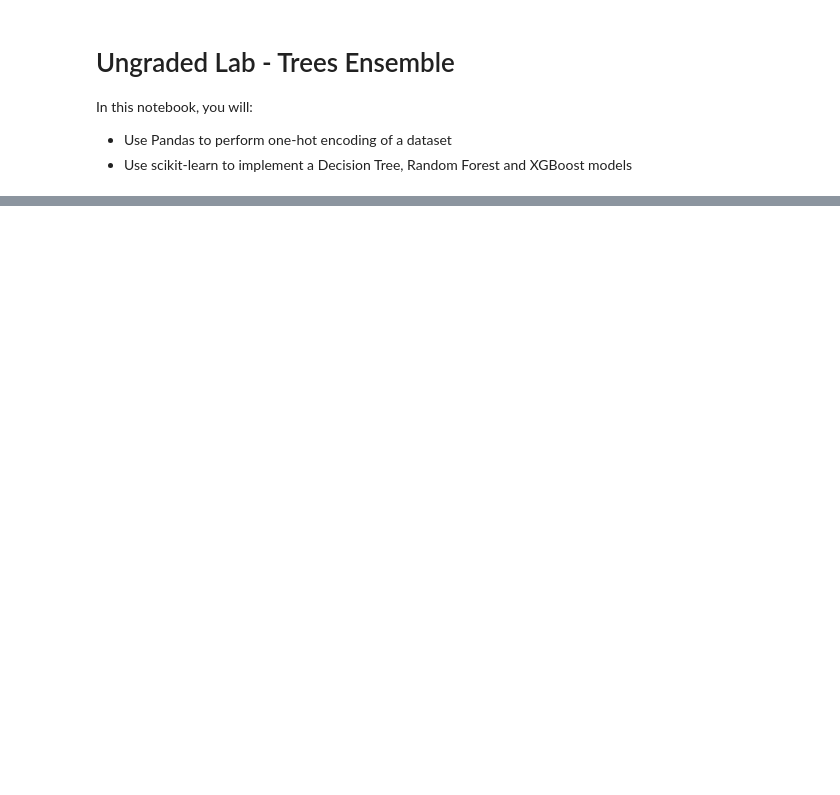
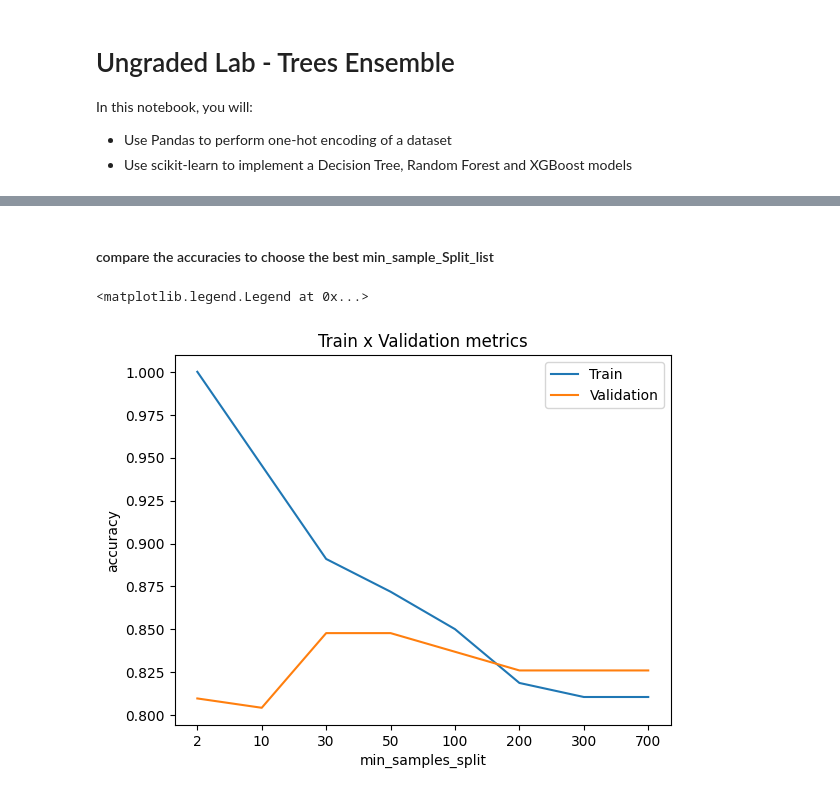
Before and after one commit to Gitgo012/Handwritten-Digit-Recognition, a Jupyter notebook: Decision_Tree_Ensemble.ipynb, the cells around one changed output, grey strips where cells are left out. Drawn from its saved outputs; the diff is of its cells as text; code cells hidden in the pictures; blank space fills up the shorter version.

Commit message:
Worked and updated the decision tree ensemble file with randomforest and XGboost and updated the readme

```diff
--- a/Decision_Tree_Ensemble.ipynb
+++ b/Decision_Tree_Ensemble.ipynb
@@ -30,0 +59,6 @@ Path to dataset files: C:\Users\Yashk\.cache\kagglehub\datasets\fedesoriano\hear
+# %%
+# This will replace the columns with the one-hot encoded ones and keep the columns outside 'columns' argument as it is.
+df = pd.get_dummies(data = df,
+                         prefix = cat_variables,
+                         columns = cat_variables,
+                         dtype=int)
@@ -30,0 +79,5 @@ Path to dataset files: C:\Users\Yashk\.cache\kagglehub\datasets\fedesoriano\hear
+# %%
+features = [x for x in df.columns if x not in 'HeartDisease'] ## Removing our target variable
+print("Features:", features)
+print("Target:", 'HeartDisease')
+print("Number of features:", len(features))
@@ -30,0 +92,6 @@ Path to dataset files: C:\Users\Yashk\.cache\kagglehub\datasets\fedesoriano\hear
+# %%
+X_train, X_val, y_train, y_val = train_test_split(df[features], df['HeartDisease'], train_size = 0.8, random_state = RANDOM_STATE)
+print(f'train samples: {len(X_train)}')
+print(f'validation samples: {len(X_val)}')
+print(f'target proportion: {sum(y_train)/len(y_train):.4f}')
+#shuffle will be true by default because we do not have time series data
@@ -30,0 +113,29 @@ Path to dataset files: C:\Users\Yashk\.cache\kagglehub\datasets\fedesoriano\hear
+# %%
+min_samples_split_list = [2,10, 30, 50, 100, 200, 300, 700] ## If the number is an integer, then it is the actual quantity of samples,
+max_depth_list = [1,2, 3, 4, 8, 16, 32, 64, None] # None means that there is no depth limit.
+# %% [markdown]
+#### compare the accuracies to choose the best min_sample_Split_list
+# %%
+accuracy_list_train = []
+accuracy_list_val = []
+for min_samples_split in min_samples_split_list:
+    # You can fit the model at the same time you define it, because the fit function returns the fitted estimator.
+    model = DecisionTreeClassifier(min_samples_split = min_samples_split,
+                                   random_state = RANDOM_STATE).fit(X_train,y_train)
+    predictions_train = model.predict(X_train) ## The predicted values for the train dataset
+    predictions_val = model.predict(X_val) ## The predicted values for the test dataset
+    accuracy_train = accuracy_score(predictions_train,y_train)
+    accuracy_val = accuracy_score(predictions_val,y_val)
+    accuracy_list_train.append(accuracy_train)
+    accuracy_list_val.append(accuracy_val)
+
+plt.title('Train x Validation metrics')
+plt.xlabel('min_samples_split')
+plt.ylabel('accuracy')
+plt.xticks(ticks = range(len(min_samples_split_list )),labels=min_samples_split_list)
+plt.plot(accuracy_list_train)
+plt.plot(accuracy_list_val)
+plt.legend(['Train','Validation'])
+# %% [output]
+<matplotlib.legend.Legend at 0x...>
+[figure, added]
```
Also changed, not shown: parts of 35 cells of this notebook, 1 other file.
